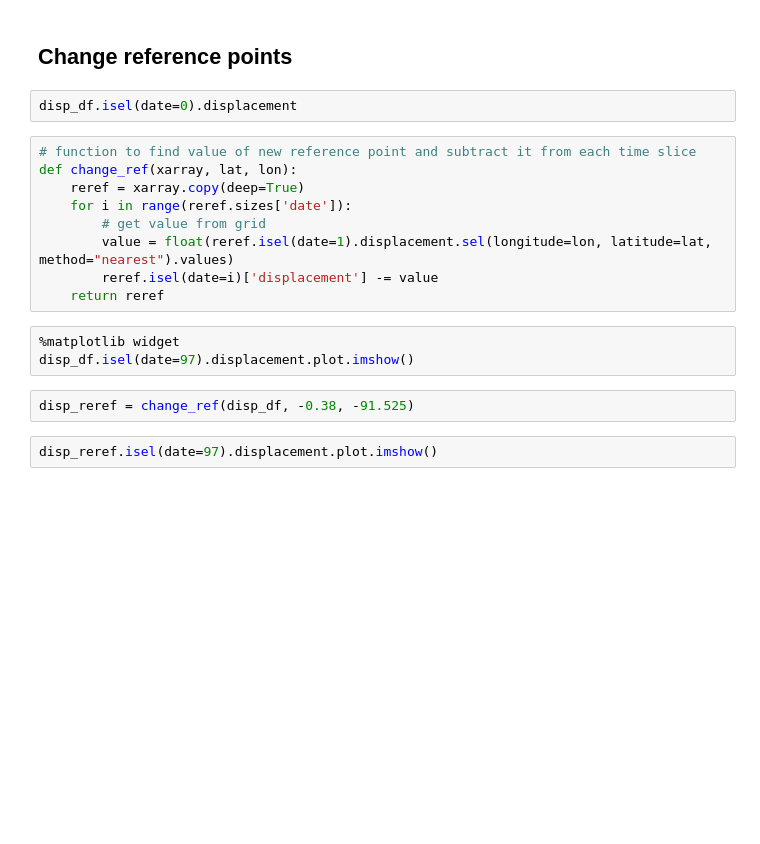
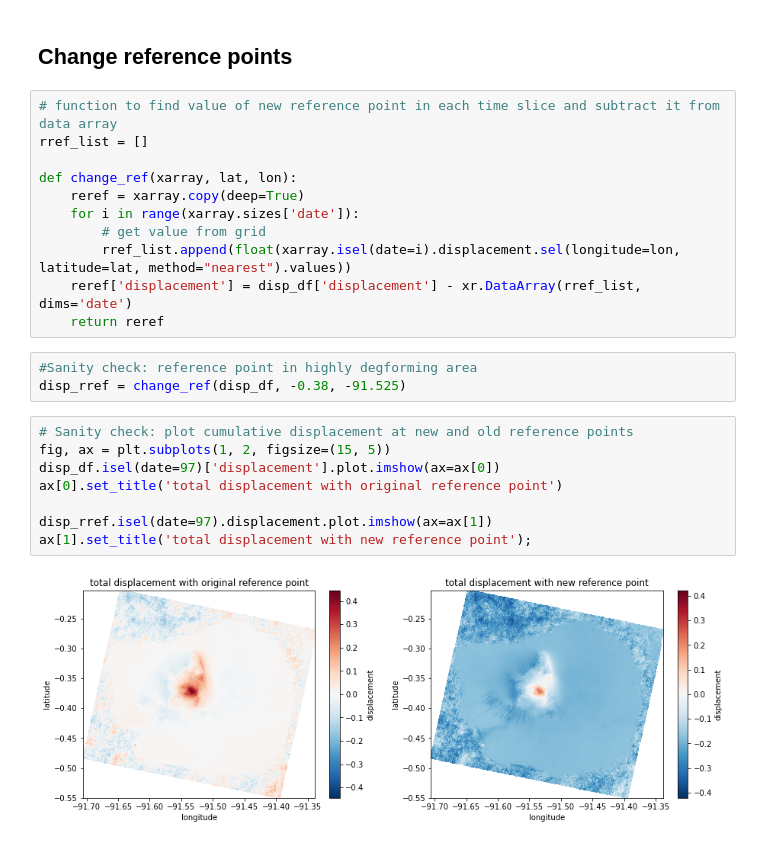
Before and after one commit to UW-GDA/Friendly-InSAR-time-series, a Jupyter notebook: 03_spatial-analysis.ipynb, the cells around one changed output. Drawn from its saved outputs; the diff is of its cells as text; blank space fills up the shorter version.

```diff
--- a/03_spatial-analysis.ipynb
+++ b/03_spatial-analysis.ipynb
@@ -261,20 +265,26 @@ ax[0].set_ylabel('velocity (m/yr)')
 # %% [markdown]
 ## Change reference points
-# %%
-disp_df.isel(date=0).displacement
 # %%
-# function to find value of new reference point and subtract it from each time slice
+# function to find value of new reference point in each time slice and subtract it from data array
+rref_list = []
+
 def change_ref(xarray, lat, lon):
     reref = xarray.copy(deep=True)
-    for i in range(reref.sizes['date']):
+    for i in range(xarray.sizes['date']):
         # get value from grid
-        value = float(reref.isel(date=1).displacement.sel(longitude=lon, latitude=lat, method="nearest").values)
-        reref.isel(date=i)['displacement'] -= value
+        rref_list.append(float(xarray.isel(date=i).displacement.sel(longitude=lon, latitude=lat, method="nearest").values))
+    reref['displacement'] = disp_df['displacement'] - xr.DataArray(rref_list, dims='date')
     return reref
+# %%
+#Sanity check: reference point in highly degforming area
+disp_rref = change_ref(disp_df, -0.38, -91.525)
 # %%
-%matplotlib widget
-disp_df.isel(date=97).displacement.plot.imshow()
+# Sanity check: plot cumulative displacement at new and old reference points
+fig, ax = plt.subplots(1, 2, figsize=(15, 5))
+disp_df.isel(date=97)['displacement'].plot.imshow(ax=ax[0])
+ax[0].set_title('total displacement with original reference point')
+
+disp_rref.isel(date=97).displacement.plot.imshow(ax=ax[1])
+ax[1].set_title('total displacement with new reference point');
+# %% [output]
+[figure, added]
-# %%
-disp_reref = change_ref(disp_df, -0.38, -91.525)
-# %%
-disp_reref.isel(date=97).displacement.plot.imshow()
```
Also changed, not shown: parts of 17 cells of this notebook.
